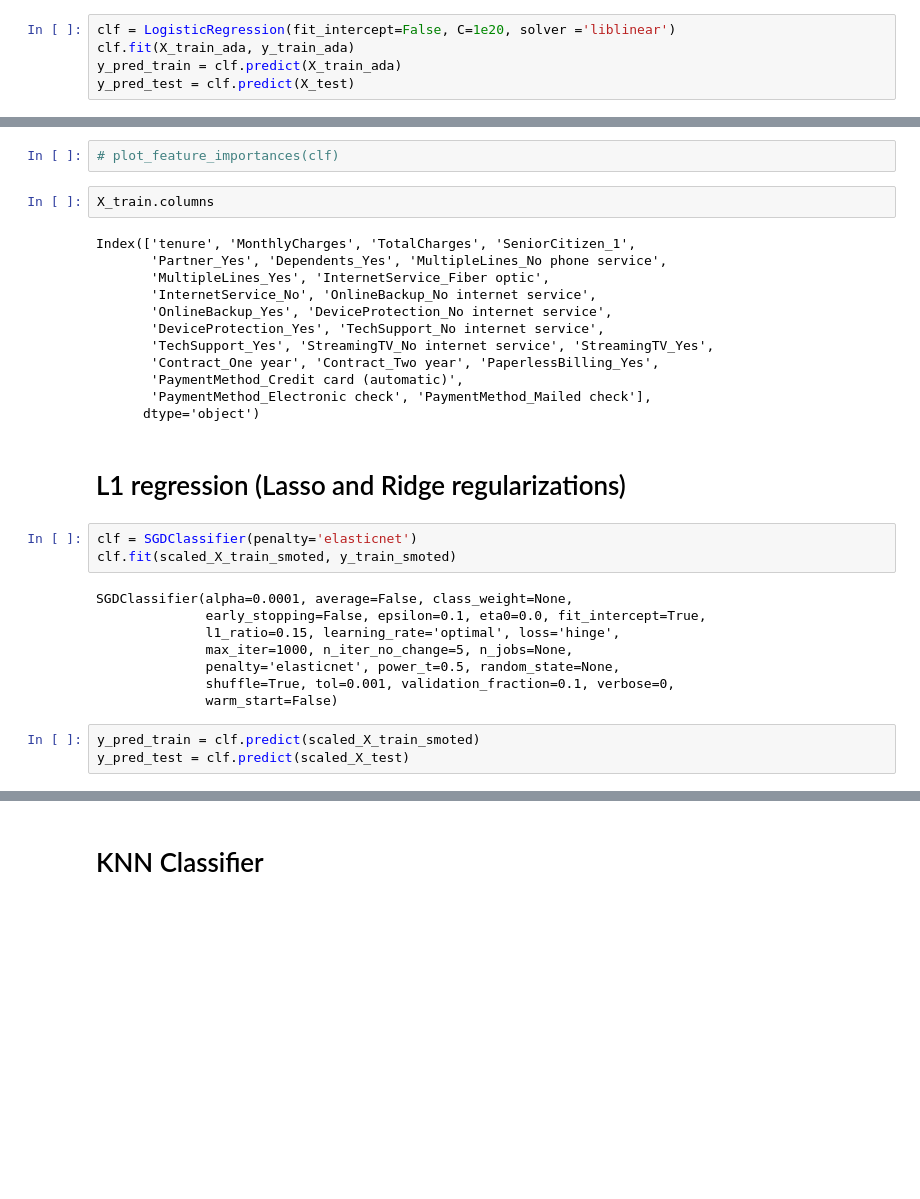
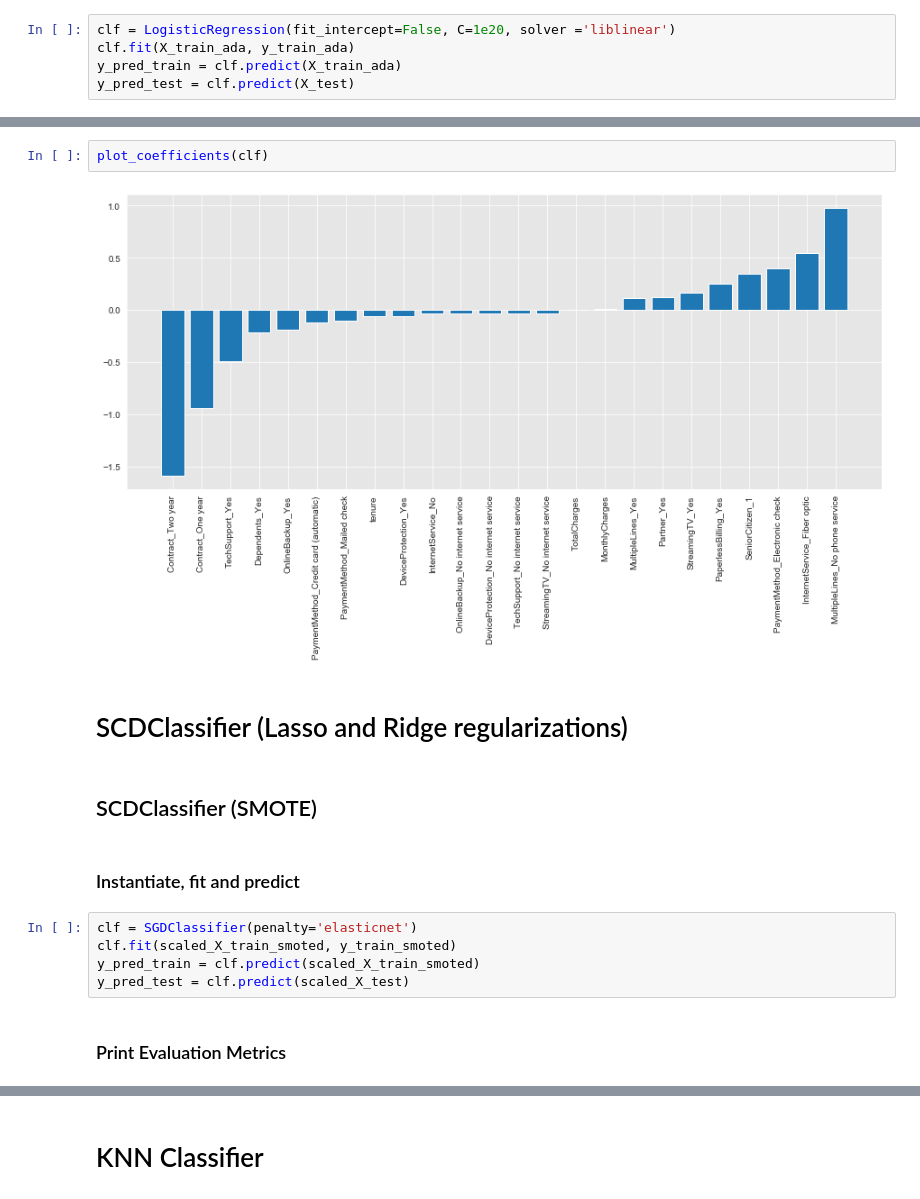
Before and after one commit to mattblasa/Customer-Churn-Prediction-Project, a Jupyter notebook: 2- Customer Churn Modelling Notebook.ipynb, the cells around one changed output, grey strips where cells are left out. Saved outputs shown, nothing was run; the diff lists cells and outputs as text; blank space fills up the shorter version.

```diff
--- a/2- Customer Churn Modelling Notebook.ipynb
+++ b/2- Customer Churn Modelling Notebook.ipynb
@@ -277,35 +302,20 @@ array([[-0.06,  0.01,  0.  ,  0.27,  0.15, -0.29,  0.94,  0.16,  0.57,
-# %%
-# plot_feature_importances(clf)
-# %%
-X_train.columns
-# %% [output]
-Index(['tenure', 'MonthlyCharges', 'TotalCharges', 'SeniorCitizen_1',
-       'Partner_Yes', 'Dependents_Yes', 'MultipleLines_No phone service',
-       'MultipleLines_Yes', 'InternetService_Fiber optic',
-       'InternetService_No', 'OnlineBackup_No internet service',
-       'OnlineBackup_Yes', 'DeviceProtection_No internet service',
-       'DeviceProtection_Yes', 'TechSupport_No internet service',
-       'TechSupport_Yes', 'StreamingTV_No internet service', 'StreamingTV_Yes',
-       'Contract_One year', 'Contract_Two year', 'PaperlessBilling_Yes',
-       'PaymentMethod_Credit card (automatic)',
-       'PaymentMethod_Electronic check', 'PaymentMethod_Mailed check'],
-      dtype='object')
+# %%
+plot_coefficients(clf)
+# %% [output]
+[figure, added]
 # %% [markdown]
-# L1 regression (Lasso and Ridge regularizations)
+# SCDClassifier (Lasso and Ridge regularizations)
+# %% [markdown]
+## SCDClassifier (SMOTE)
+# %% [markdown]
+### Instantiate, fit and predict
 # %%
 clf = SGDClassifier(penalty='elasticnet')
 clf.fit(scaled_X_train_smoted, y_train_smoted)
+y_pred_train = clf.predict(scaled_X_train_smoted)
+y_pred_test = clf.predict(scaled_X_test)
-# %% [output]
-SGDClassifier(alpha=0.0001, average=False, class_weight=None,
-              early_stopping=False, epsilon=0.1, eta0=0.0, fit_intercept=True,
-              l1_ratio=0.15, learning_rate='optimal', loss='hinge',
-              max_iter=1000, n_iter_no_change=5, n_jobs=None,
-              penalty='elasticnet', power_t=0.5, random_state=None,
-              shuffle=True, tol=0.001, validation_fraction=0.1, verbose=0,
-              warm_start=False)
-# %%
-y_pred_train = clf.predict(scaled_X_train_smoted)
-y_pred_test = clf.predict(scaled_X_test)
+# %% [markdown]
+### Print Evaluation Metrics
 # %%
 model_evaluation(scaled_X_train_smoted, scaled_X_test, y_train_smoted, y_test, y_pred_train, y_pred_test)
 # %% [output]
```
Also changed, not shown: parts of 90 cells of this notebook, 7 other files.
